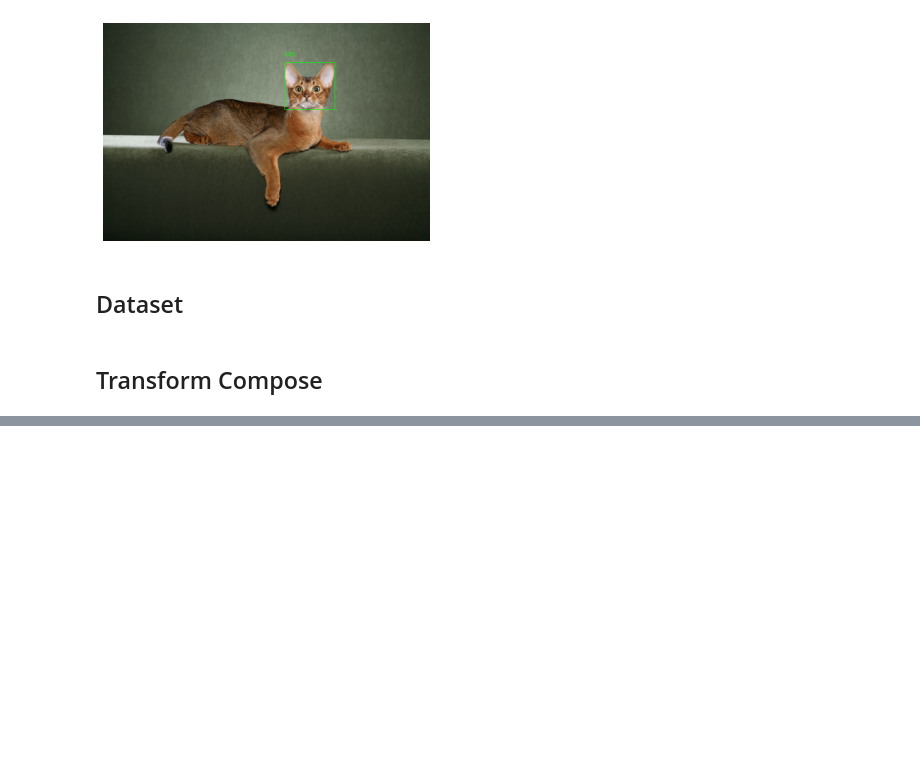
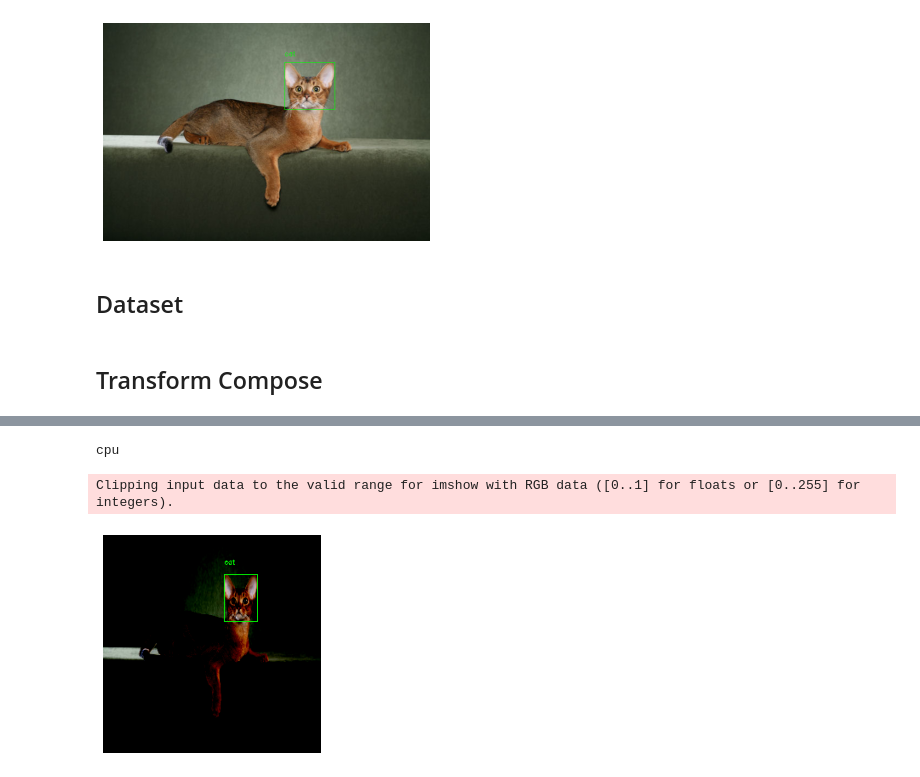
Before and after one commit to Alcoz/Classification-Localisation, a Jupyter notebook: Object_Detection.ipynb, the cells around one changed output, grey strips where cells are left out. Cells and saved outputs as stored; diff of their text form; code cells hidden in the pictures; blank space fills up the shorter version.

```diff
--- a/Object_Detection.ipynb
+++ b/Object_Detection.ipynb
@@ -58,10 +63,15 @@ show_bndbox(image, label, bndboxinfo)
 ## Dataset
 # %%
 class RaceDogsCatsBNBDataset(Dataset):
-    def __init__(self, csv_file, image_dir, transforms=None):
+    def __init__(self, csv_file, image_dir, label, transforms=None):
         self.info = pd.read_csv(csv_file)
         self.images = image_dir
         self.transforms = transforms
+        self.encodelabel = {}
+        self.reverselabel = {}
+        for i, lab in enumerate(label):
+            self.encodelabel[lab] = i
+            self.reverselabel[i] = lab
 
     def __len__(self):
         return len(self.info)
@@ -74,7 +84,7 @@ class RaceDogsCatsBNBDataset(Dataset):
 
         image = cv2.imread(self.images + filename)
 
-        sample = {'image': image, 'bndbox': bndbox, 'label': label}
+        sample = {'image': image, 'bndbox': bndbox, 'label': self.encodelabel[label]}
 
 
         if self.transforms:
@@ -85,8 +95,11 @@ class RaceDogsCatsBNBDataset(Dataset):
 ## Transform Compose
 # %%
 composed = transforms.Compose([it.Rescale((256,256)),
-                               it.ToTensor()])
+                               it.ToTensor(),
+                               it.Normalize()
+                              ])
 # %%
 transformed_dataset = RaceDogsCatsBNBDataset(csv_file = "Dataset/info.csv",
                                              image_dir = IMAGE_FOLDER,
-                                             transforms = composed)
+                                             transforms = composed,
+                                             label =['cat', 'dog'])
@@ -101,0 +166,5 @@ Test_Loader = DataLoader(Test_Dataset, batch_size = 4, shuffle = False, num_work
+# %%
+device = torch.device("cuda:0" if torch.cuda.is_available() else "cpu")
+print(device)
+# %% [output]
+cpu
@@ -101,0 +174,7 @@ Test_Loader = DataLoader(Test_Dataset, batch_size = 4, shuffle = False, num_work
+# %%
+x = transformed_dataset[0]
+image = (x['image'].numpy()).transpose((1,2,0))
+show_bndbox(image, transformed_dataset.reverselabel[x['label']], x['bndbox'])
+# %% [output]
+Clipping input data to the valid range for imshow with RGB data ([0..1] for floats or [0..255] for integers).
+[figure, added]
```
Also changed, not shown: parts of 9 cells of this notebook, 1 other file.
